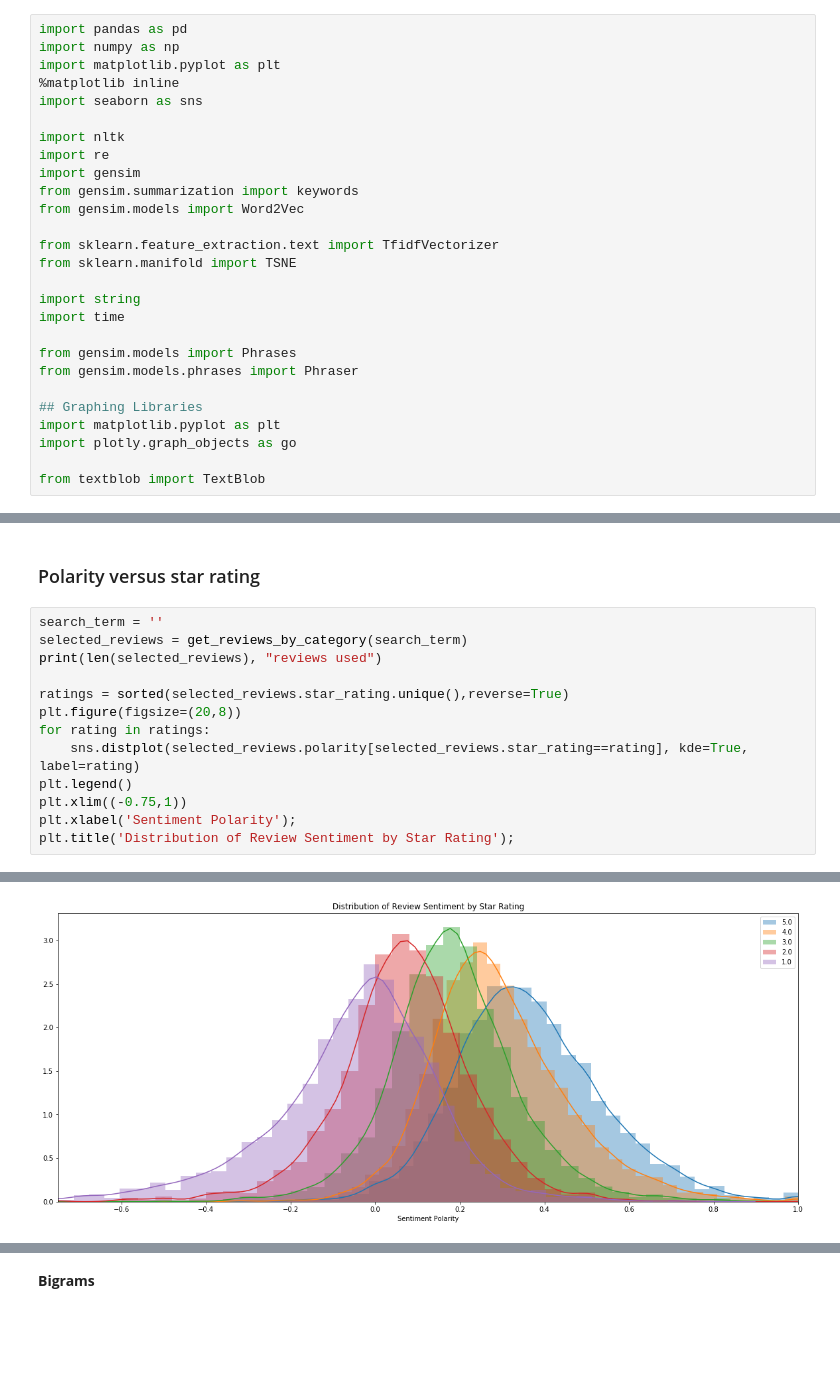
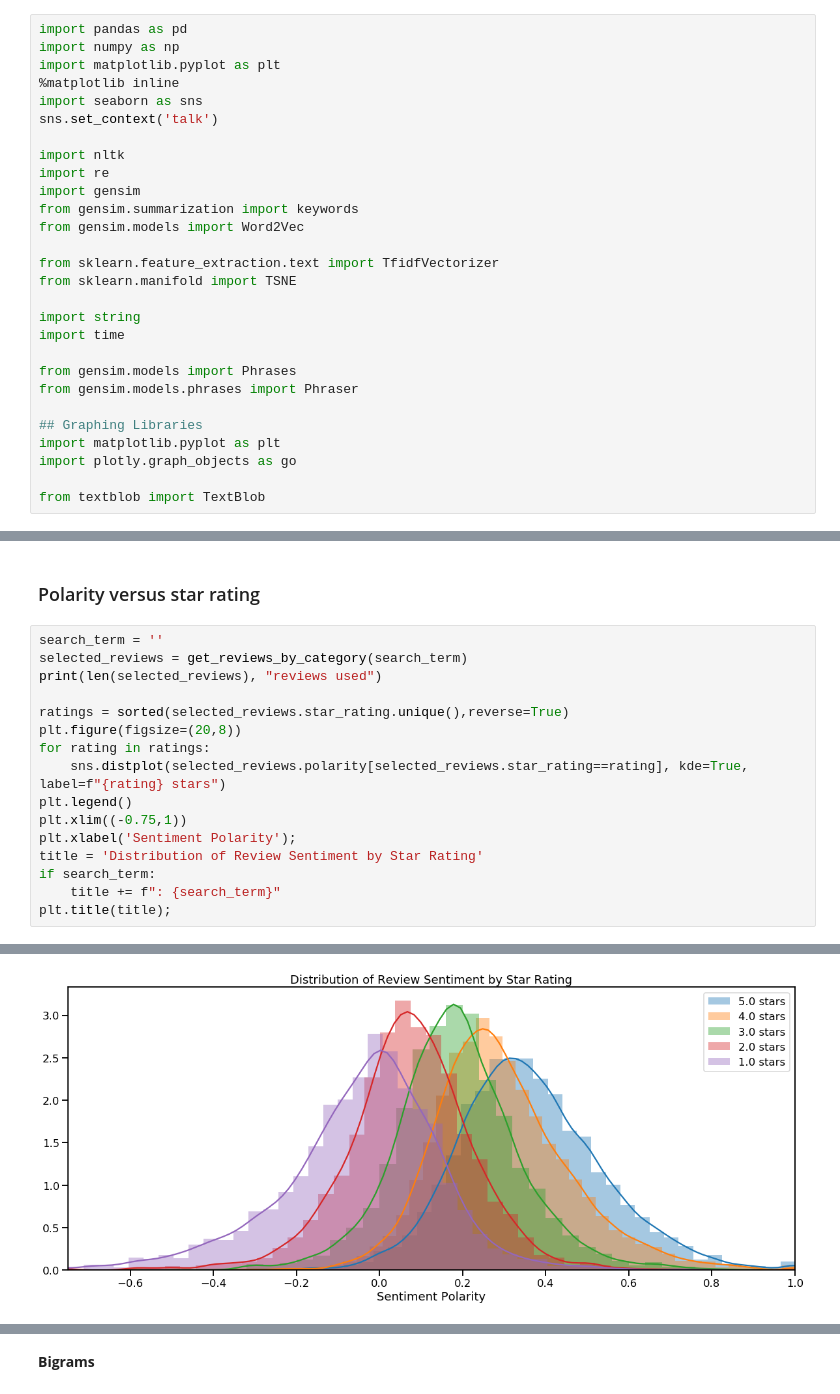
Before and after one commit to DTrimarchi10/nlp_yelp_review_data, a Jupyter notebook: Project_NLP.ipynb, the cells around one changed output, grey strips where cells are left out. Drawn from its saved outputs; the diff is of its cells as text; blank space fills up the shorter version.

```diff
--- a/Project_NLP.ipynb
+++ b/Project_NLP.ipynb
@@ -17,6 +17,7 @@ import numpy as np
 import matplotlib.pyplot as plt
 %matplotlib inline
 import seaborn as sns
+sns.set_context('talk')
 
 import nltk
 import re
@@ -189,9 +188,12 @@ print(len(selected_reviews), "reviews used")
 ratings = sorted(selected_reviews.star_rating.unique(),reverse=True)
 plt.figure(figsize=(20,8))
 for rating in ratings:
-    sns.distplot(selected_reviews.polarity[selected_reviews.star_rating==rating], kde=True, label=rating)
+    sns.distplot(selected_reviews.polarity[selected_reviews.star_rating==rating], kde=True, label=f"{rating} stars")
 plt.legend()
 plt.xlim((-0.75,1))
 plt.xlabel('Sentiment Polarity');
-plt.title('Distribution of Review Sentiment by Star Rating');
+title = 'Distribution of Review Sentiment by Star Rating'
+if search_term:
+    title += f": {search_term}"
+plt.title(title);
 # %% [output]
@@ -199,3 +201,3 @@ plt.title('Distribution of Review Sentiment by Star Rating');
 Using a non-tuple sequence for multidimensional indexing is deprecated; use `arr[tuple(seq)]` instead of `arr[seq]`. In the future this will be interpreted as an array index, `arr[np.array(seq)]`, whi ...
-[figure, old version]
+[figure, new version]
 # %% [markdown]
```
Also changed, not shown: parts of 40 cells of this notebook, 4 other files.
